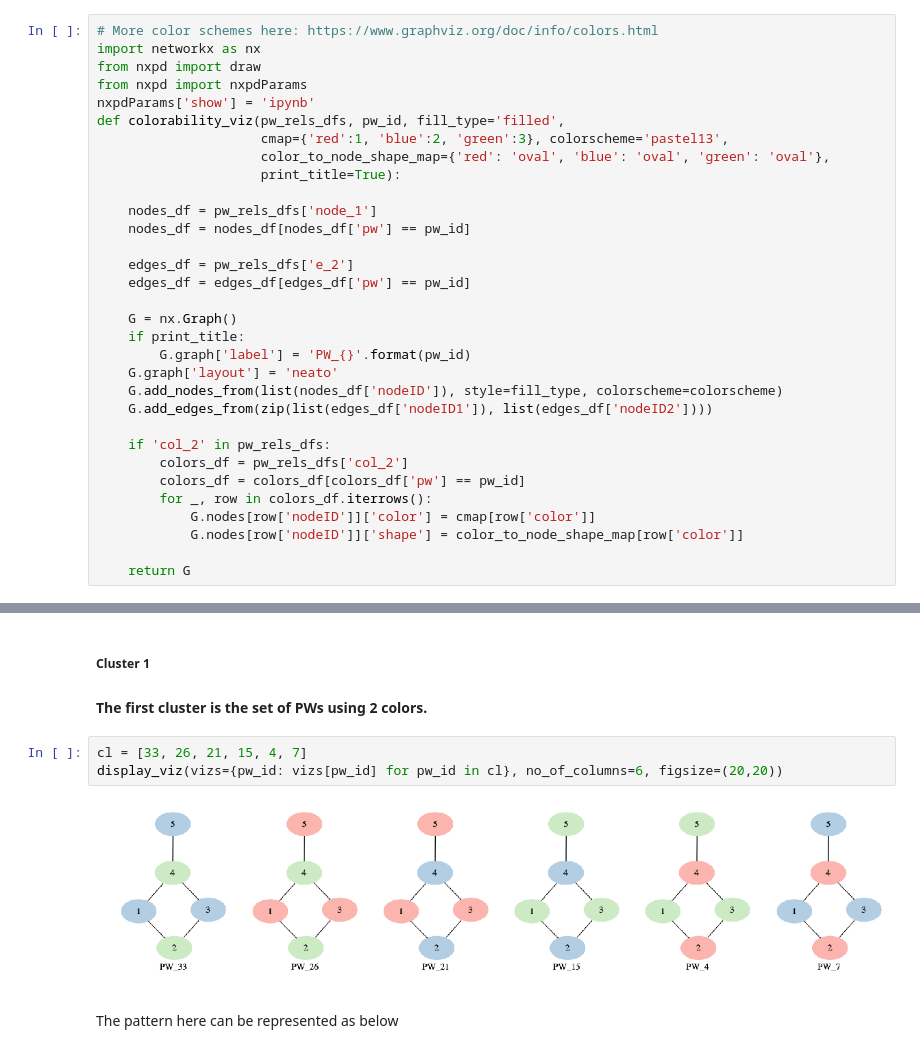
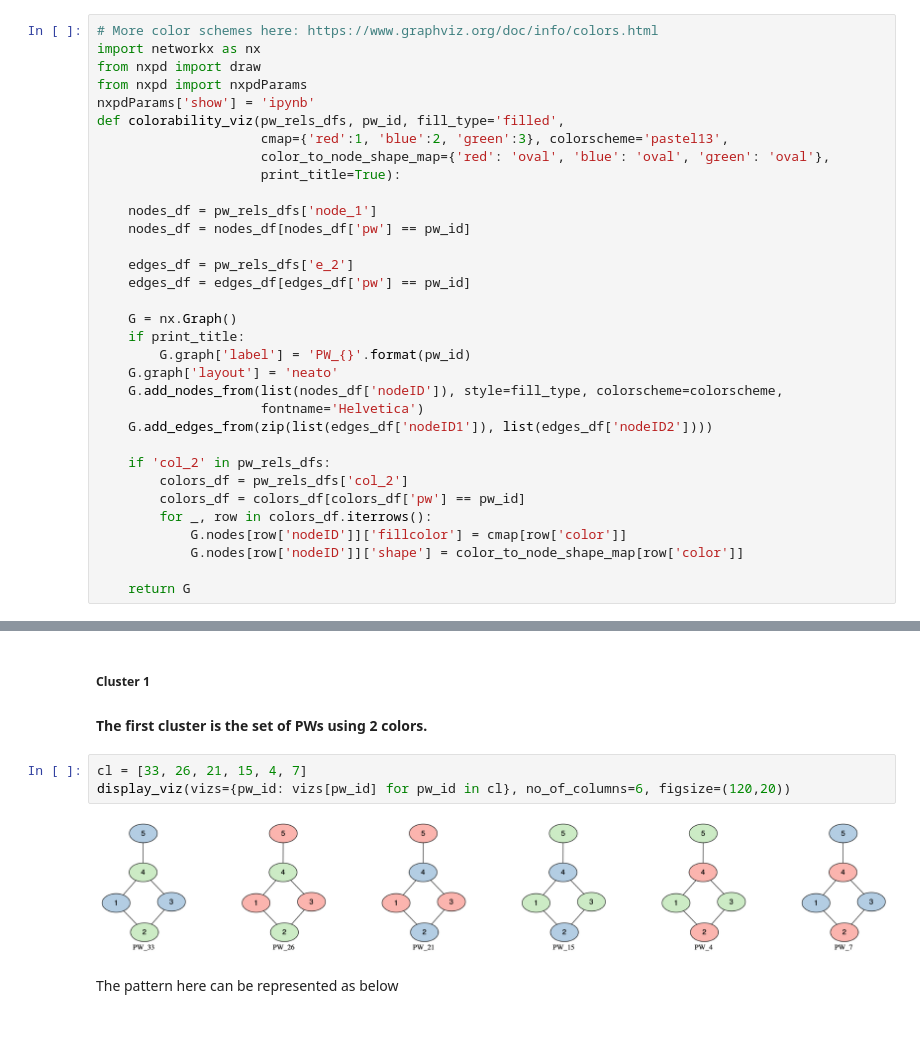
Before and after one commit to sahil1105/PWE-demos-dev, a Jupyter notebook: 3col_example.ipynb, the cells around one changed output, grey strips where cells are left out. Cells and saved outputs as stored; diff of their text form.

```diff
--- a/3col_example.ipynb
+++ b/3col_example.ipynb
@@ -65,14 +65,15 @@ def colorability_viz(pw_rels_dfs, pw_id, fill_type='filled',
     if print_title:
         G.graph['label'] = 'PW_{}'.format(pw_id)
     G.graph['layout'] = 'neato'
-    G.add_nodes_from(list(nodes_df['nodeID']), style=fill_type, colorscheme=colorscheme)
+    G.add_nodes_from(list(nodes_df['nodeID']), style=fill_type, colorscheme=colorscheme,
+                     fontname='Helvetica')
     G.add_edges_from(zip(list(edges_df['nodeID1']), list(edges_df['nodeID2'])))
 
     if 'col_2' in pw_rels_dfs:
         colors_df = pw_rels_dfs['col_2']
         colors_df = colors_df[colors_df['pw'] == pw_id]
         for _, row in colors_df.iterrows():
-            G.nodes[row['nodeID']]['color'] = cmap[row['color']]
+            G.nodes[row['nodeID']]['fillcolor'] = cmap[row['color']]
             G.nodes[row['nodeID']]['shape'] = color_to_node_shape_map[row['color']]
 
     return G
@@ -512,9 +523,9 @@ pattern_reps = []
 #### The first cluster is the set of PWs using 2 colors.
 # %%
 cl = [33, 26, 21, 15, 4, 7]
-display_viz(vizs={pw_id: vizs[pw_id] for pw_id in cl}, no_of_columns=6, figsize=(20,20))
+display_viz(vizs={pw_id: vizs[pw_id] for pw_id in cl}, no_of_columns=6, figsize=(120,20))
 # %% [output]
-[figure, old version]
+[figure, new version]
 # %% [markdown]
 The pattern here can be represented as below
 # %%
```
Also changed, not shown: parts of 15 cells of this notebook, 2 other files.
